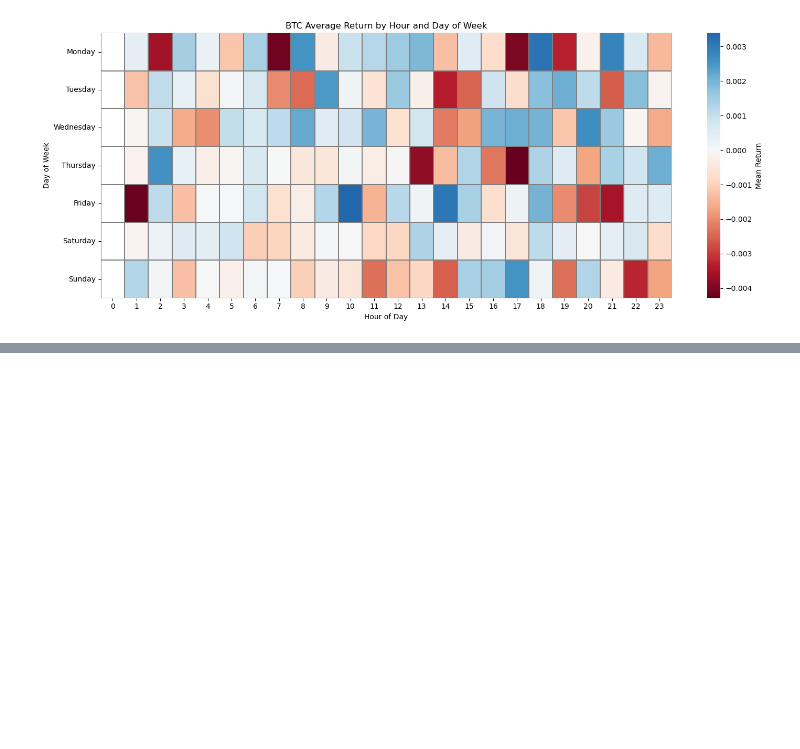
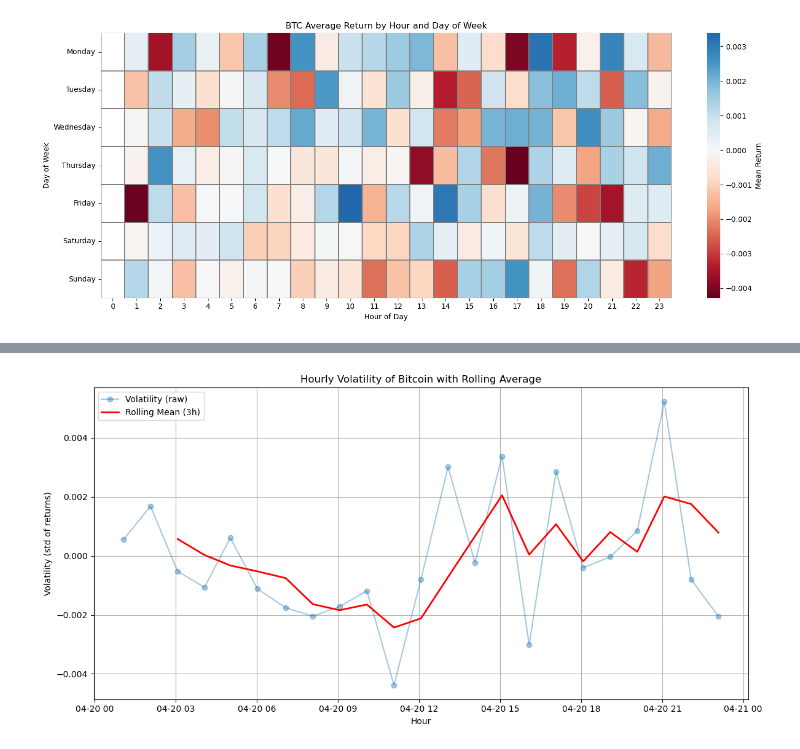
Before and after one commit to moyu1011-hka/hausarbeit-info2, a Jupyter notebook: test_coingecko_with_jupyter.ipynb, the cells around one changed output, grey strips where cells are left out. Drawn from its saved outputs; the diff is of its cells as text; code cells hidden in the pictures; blank space fills up the shorter version.

Commit message:
moving average for volume and volatility

```diff
--- a/test_coingecko_with_jupyter.ipynb
+++ b/test_coingecko_with_jupyter.ipynb
@@ -665,3 +665,47 @@ Wednesday -0.001634
 
 [7 rows x 24 columns]
 [figure]
+# %%
+
+url = "https://api.coingecko.com/api/v3/coins/bitcoin/market_chart"
+params = {
+    'vs_currency': 'usd',
+    'days': '2'
+}
+headers = {
+    "accept": "application/json",
+    "x-cg-demo-api-key": "CG-XNGBRE1zynSYLPRSQhjN7n2v"
+}
+
+response = requests.get(url, params=params, headers=headers)
+data = response.json()
+
+df = pd.DataFrame(data['prices'], columns=['timestamp', 'price'])
+df['timestamp'] = pd.to_datetime(df['timestamp'], unit='ms')
+df.set_index('timestamp', inplace=True)
+
+
+yesterday = pd.Timestamp.today().normalize() - pd.Timedelta(days=1) #make analyse only for one day (here for yesterday)
+today = pd.Timestamp.today().normalize()
+df_day = df[(df.index >= yesterday) & (df.index < today)].copy()
+
+#print(df_day)
+
+df_day['return'] = df_day['price'].pct_change()
+#print(df_day)
+df_day['vol'] = df_day['return'].std()
+#print(df_day)
+
+df_day['rolling_vol'] = df_day['return'].rolling(window=3).mean() #creating moving average with window 3
+
+plt.figure(figsize=(12, 6))
+plt.plot(df_day.index, df_day['return'], label='Volatility (raw)', marker='o', alpha=0.4)
+plt.plot(df_day.index, df_day['rolling_vol'], label='Rolling Mean (3h)', color='red', linewidth=2)
+plt.title('Hourly Volatility of Bitcoin with Rolling Average')
+plt.xlabel('Hour')
+plt.ylabel('Volatility (std of returns)')
+plt.legend()
+plt.grid(True)
+plt.tight_layout()
+plt.show()
+# %% [output]
@@ -667,0 +729 @@ Wednesday -0.001634
+[figure, added]
```
Also changed, not shown: parts of 3 cells of this notebook.
